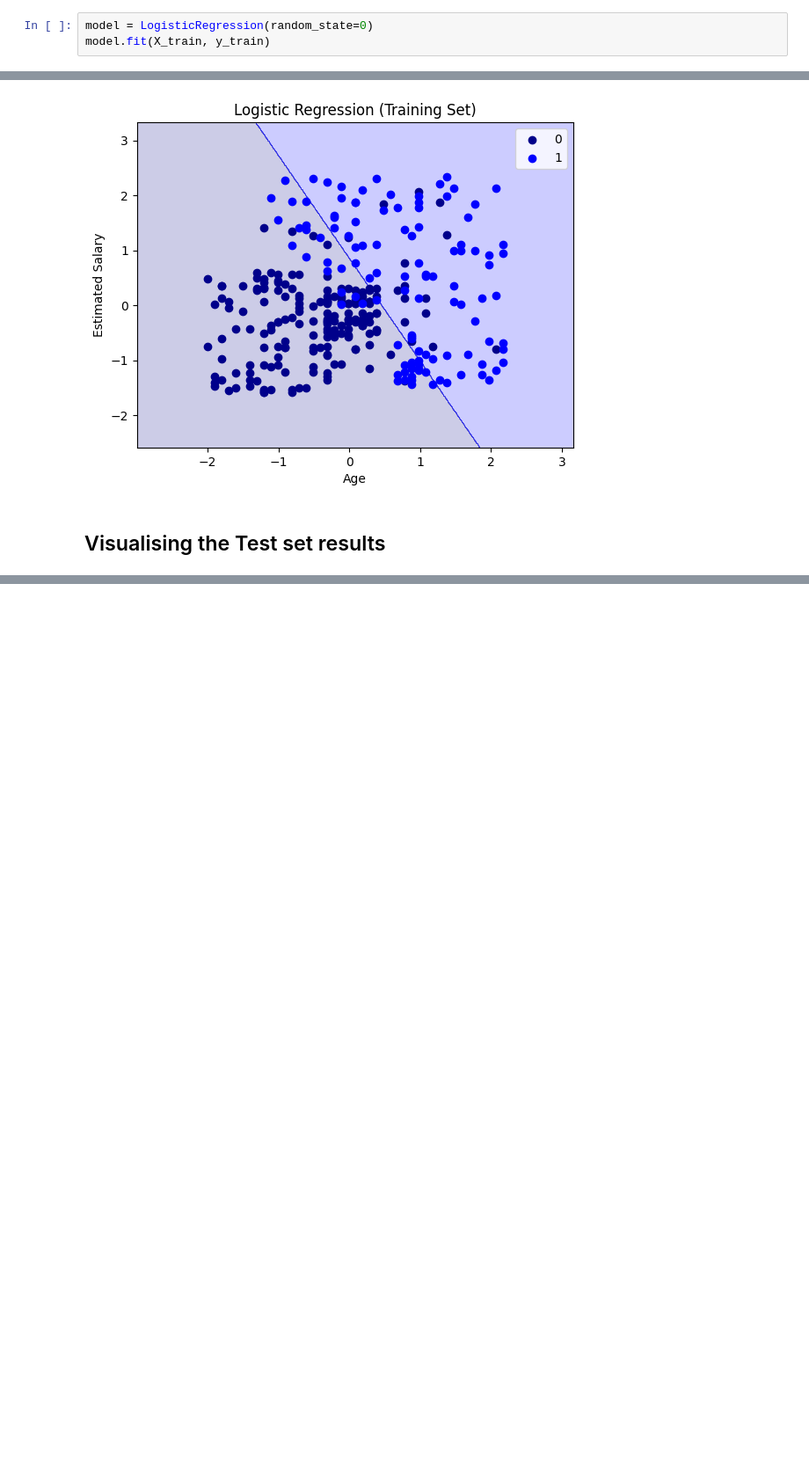
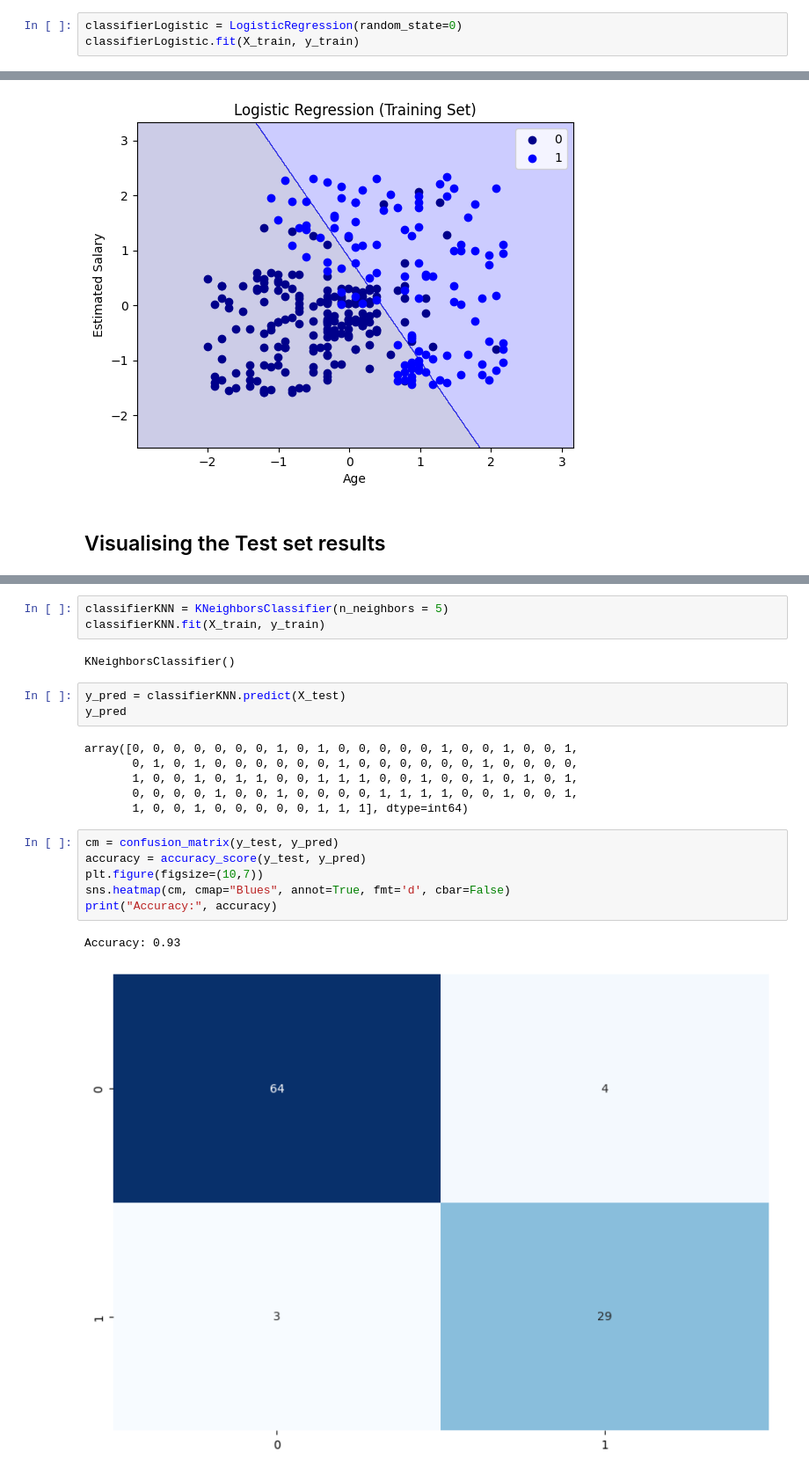
Before and after one commit to miuddinsyah/Assignment-Week-1-Machine-Learning, a Jupyter notebook: Classification Model TASK 1.ipynb, the cells around one changed output, grey strips where cells are left out. Shown at 88% size. Saved outputs shown, nothing was run; the diff lists cells and outputs as text; blank space fills up the shorter version.

```diff
--- a/Classification Model TASK 1.ipynb
+++ b/Classification Model TASK 1.ipynb
@@ -134,8 +151,8 @@ X_test = scaler.transform(X_test)
 ### Hasil:
 - Setelah pernyataan ini dieksekusi, model telah dilatih dan siap untuk digunakan dalam membuat prediksi berdasarkan data baru.
 # %%
-model = LogisticRegression(random_state=0)
-model.fit(X_train, y_train)
+classifierLogistic = LogisticRegression(random_state=0)
+classifierLogistic.fit(X_train, y_train)
 # %% [output]
 LogisticRegression(random_state=0)
 # %% [markdown]
@@ -232,0 +233,23 @@ plot_decision_boundary(X_test, y_test, model, title="Logistic Regression (Test S
+# %%
+classifierKNN = KNeighborsClassifier(n_neighbors = 5)
+classifierKNN.fit(X_train, y_train)
+# %% [output]
+KNeighborsClassifier()
+# %%
+y_pred = classifierKNN.predict(X_test)
+y_pred
+# %% [output]
+array([0, 0, 0, 0, 0, 0, 0, 1, 0, 1, 0, 0, 0, 0, 0, 1, 0, 0, 1, 0, 0, 1,
+       0, 1, 0, 1, 0, 0, 0, 0, 0, 0, 1, 0, 0, 0, 0, 0, 0, 1, 0, 0, 0, 0,
+       1, 0, 0, 1, 0, 1, 1, 0, 0, 1, 1, 1, 0, 0, 1, 0, 0, 1, 0, 1, 0, 1,
+       0, 0, 0, 0, 1, 0, 0, 1, 0, 0, 0, 0, 1, 1, 1, 1, 0, 0, 1, 0, 0, 1,
+       1, 0, 0, 1, 0, 0, 0, 0, 0, 1, 1, 1], dtype=int64)
+# %%
+cm = confusion_matrix(y_test, y_pred)
+accuracy = accuracy_score(y_test, y_pred)
+plt.figure(figsize=(10,7))
+sns.heatmap(cm, cmap="Blues", annot=True, fmt='d', cbar=False)
+print("Accuracy:", accuracy)
+# %% [output]
+Accuracy: 0.93
+[figure, added]
```
Also changed, not shown: parts of 22 cells of this notebook.
